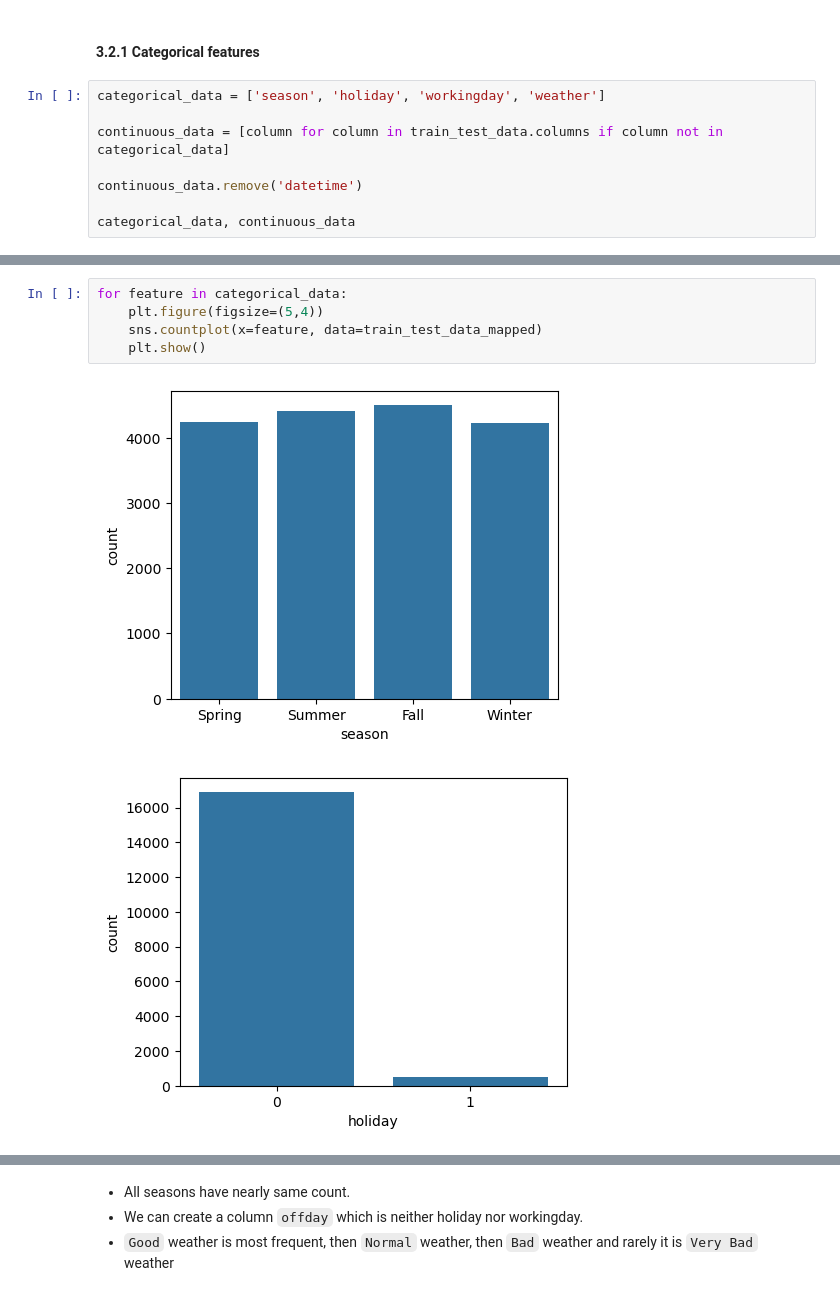
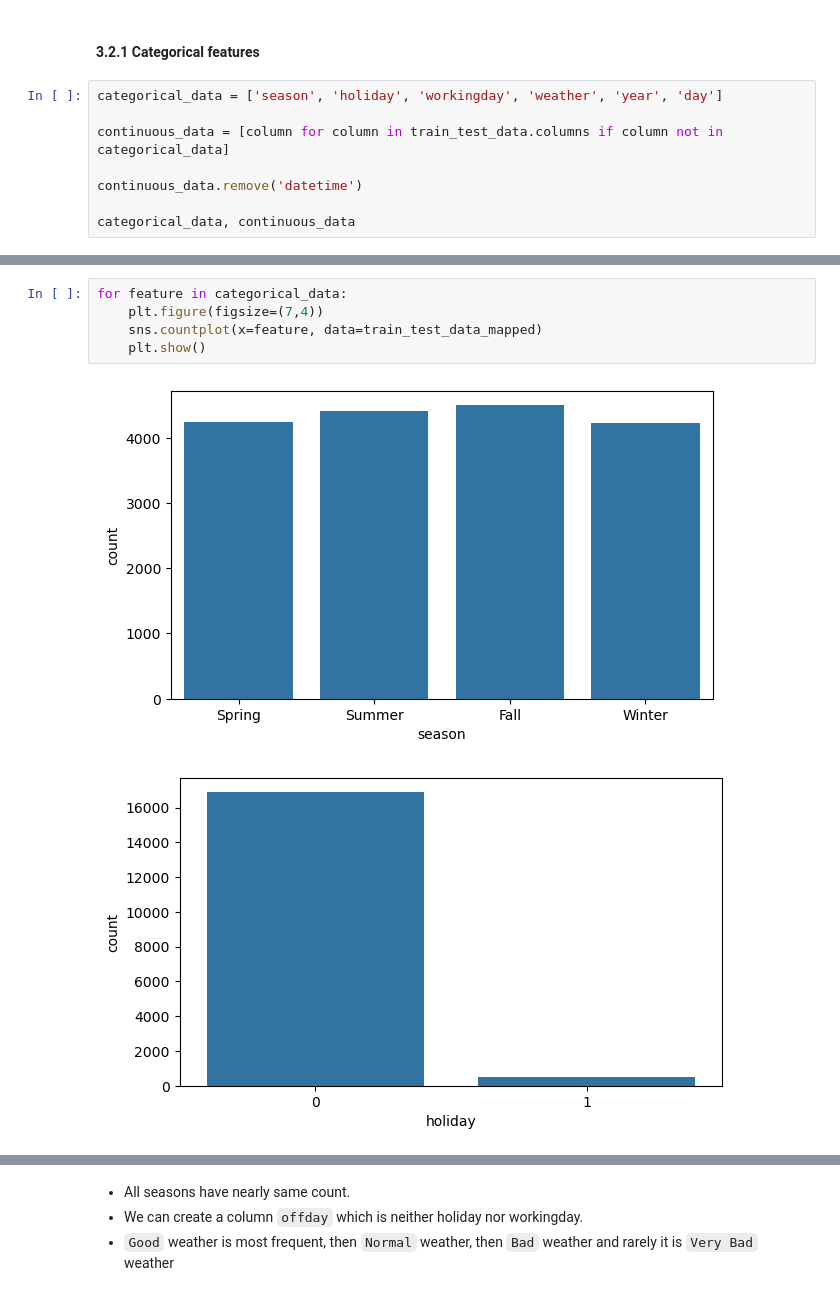
Before and after one commit to joydeb1729/kaggle, a Jupyter notebook: Bike-Sharing-Demand/EDA.ipynb, the cells around one changed output, grey strips where cells are left out. Saved outputs shown, nothing was run; the diff lists cells and outputs as text.

```diff
--- a/Bike-Sharing-Demand/EDA.ipynb
+++ b/Bike-Sharing-Demand/EDA.ipynb
@@ -170,7 +170,7 @@ train_test_data_mapped["day"] = train_test_data["day"].map(day_map)
 # %% [markdown]
 #### 3.2.1 Categorical features
 # %%
-categorical_data = ['season', 'holiday', 'workingday', 'weather']
+categorical_data = ['season', 'holiday', 'workingday', 'weather', 'year', 'day']
 
 continuous_data = [column for column in train_test_data.columns if column not in categorical_data]
 
@@ -193,9 +191,9 @@ categorical_data, continuous_data
   'hour'])
 # %%
 for feature in categorical_data:
-    plt.figure(figsize=(5,4))
+    plt.figure(figsize=(7,4))
     sns.countplot(x=feature, data=train_test_data_mapped)
     plt.show()
 # %% [output]
-[figure, old version]
+[figure, new version]
-[figure, old version]
+[figure, new version]
```
Also changed, not shown: parts of 5 cells of this notebook.
